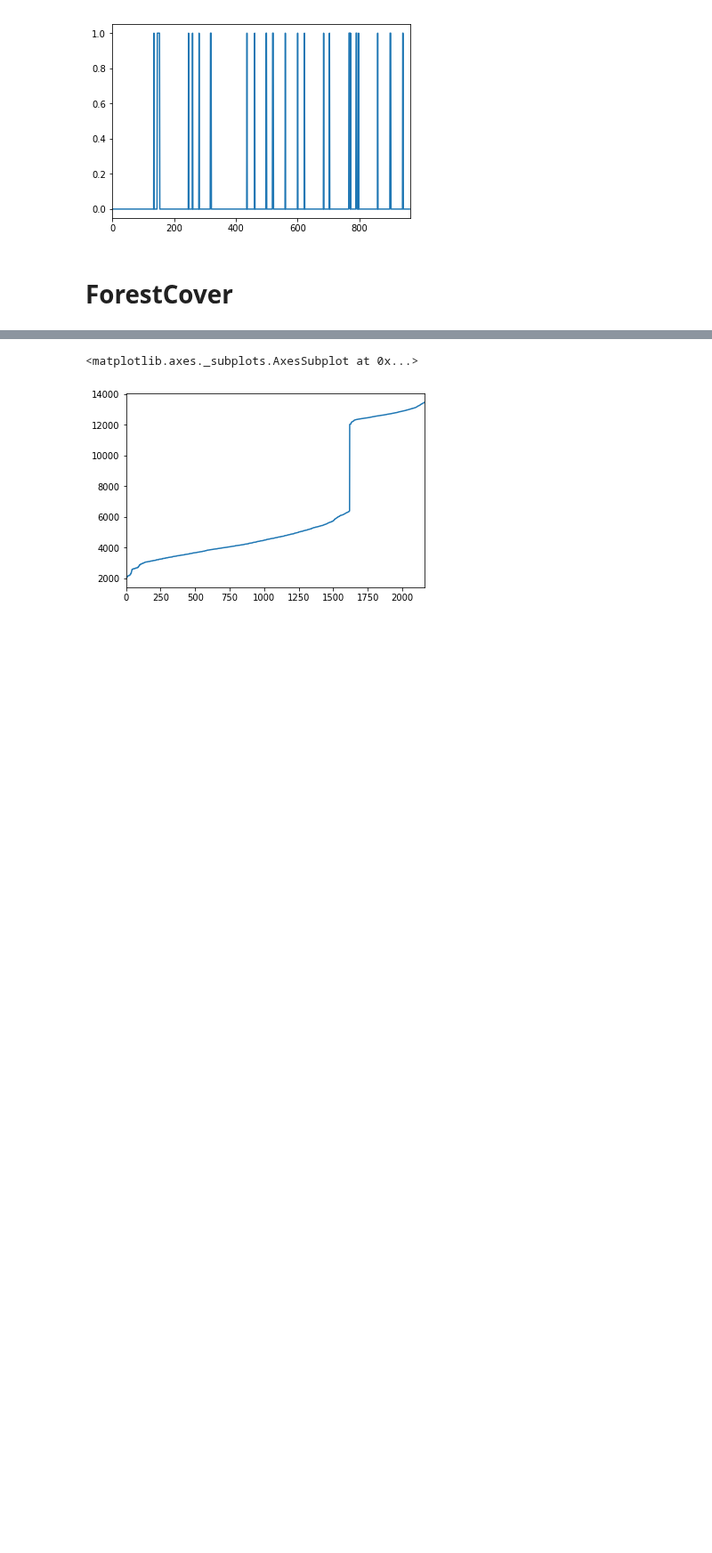
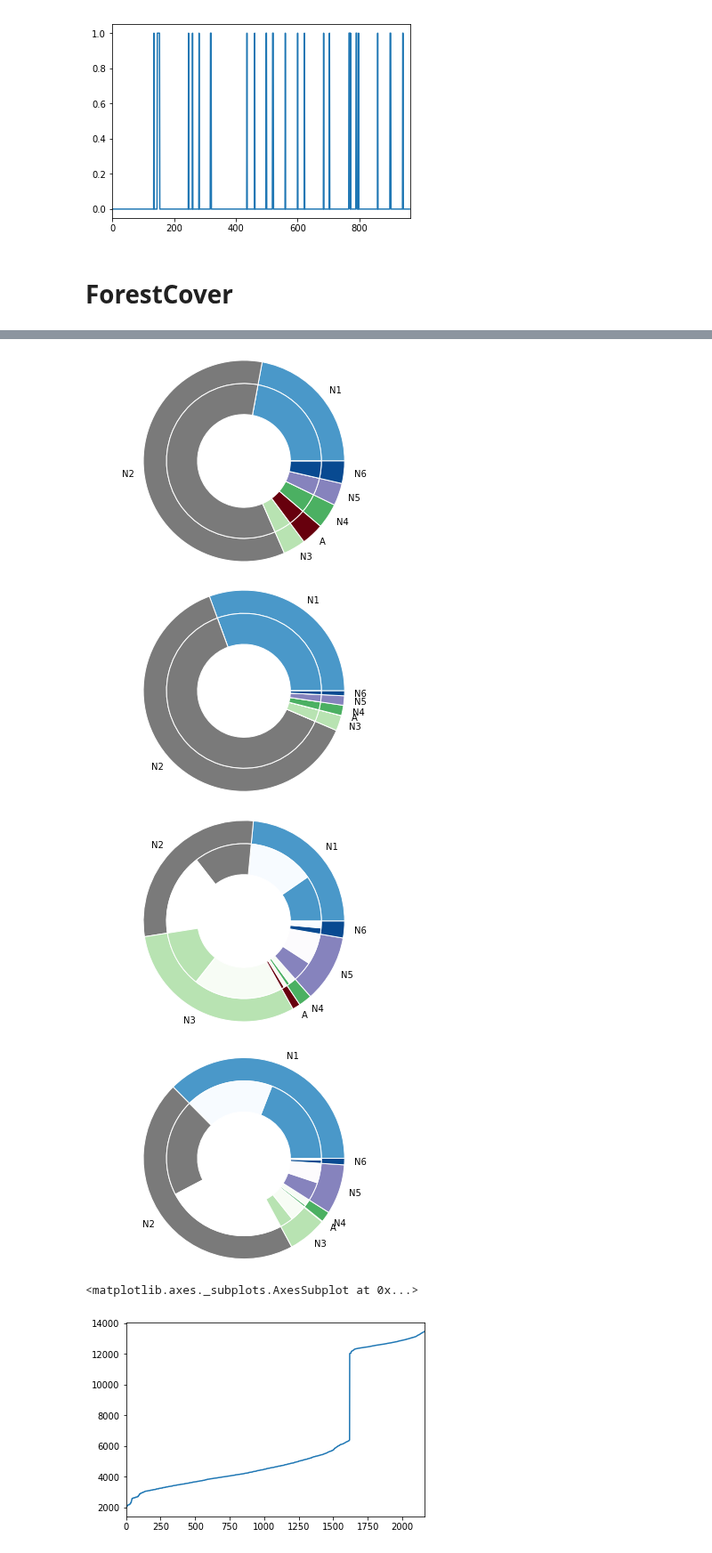
Before and after one commit to binli826/LSTM-Autoencoders, a Jupyter notebook: src/DataPreparation/Dataset description.ipynb, the cells around one changed output, grey strips where cells are left out. Shown at 89% size. Drawn from its saved outputs; the diff is of its cells as text; code cells hidden in the pictures; blank space fills up the shorter version.

```diff
--- a/src/DataPreparation/Dataset description.ipynb
+++ b/src/DataPreparation/Dataset description.ipynb
@@ -151,5 +152,6 @@ pd.Series(tmp).plot()
 # ForestCover
 # %%
 f_forest = "C:/Users/Bin/Desktop/Thesis/dataset/forest.csv"
+f_forest_ = "C:/Users/Bin/Documents/Datasets/forest cover/covtype.data"
 # %%
 forest = pd.read_csv(f_forest,header=None)
@@ -155,0 +160,5 @@ forest = pd.read_csv(f_forest,header=None)
+# %%
+classlabel =  pd.read_csv(f_forest_,header=None).iloc[:,-1]
+# %%
+classlabel_init = classlabel[:3000*20]
+classlabel_online = classlabel[3000*20:]
@@ -167,0 +193,32 @@ foo[foo!="normal"].shape
+# %%
+streamfragsize =[ [classlabel_init.value_counts()[k+1] for k in range(7)]] # initialization set statistic
+
+
+retrain_pos = [0,9685*20,10640*20,11517*20,12318*20]
+retrain_pos = [0,9685*20,11784*20,13402*20]
+
+for i in range(len(retrain_pos)-1):
+    a = retrain_pos[i]
+    b = retrain_pos[i+1]
+    df = classlabel_online[a:b].value_counts()
+    for tmp in range(7):
+        if tmp+1 not in df:
+            df[tmp+1] = 0
+    streamfragsize.append([df[k+1] for k in range(7)])
+
+
+
+
+retrain_stat = [streamfragsize[0],[59236, 121986, 4766, 24, 3214, 2939, 1535],[3913, 6227, 5601, 329, 390, 623, 261],[4054, 3619, 5374, 180, 355, 2695, 566],[4235, 5529, 2334, 38, 55, 3139, 330]]
+retrain_stat = [streamfragsize[0],[59236, 121966, 4766, 24, 3214, 2939, 1535],[4049, 5051, 4994, 256, 275, 1817, 534],[6189, 6555, 909, 17, 130, 1270, 219]]
+for i in range(len(retrain_stat)):
+
+    everseen = streamfragsize[i]
+
+    retrain_ = retrain_stat[i]
+    donutplot(retrain_,everseen)
+# %% [output]
+[figure, added]
+[figure, added]
+[figure, added]
+[figure, added]
```
Also changed, not shown: parts of 8 cells of this notebook.
